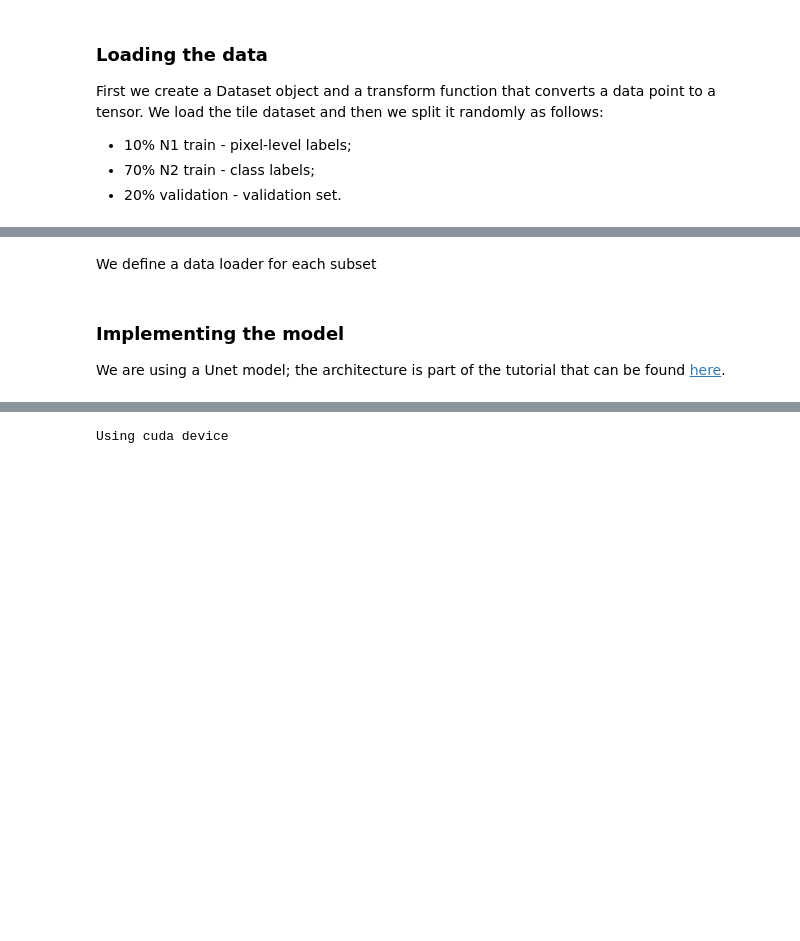
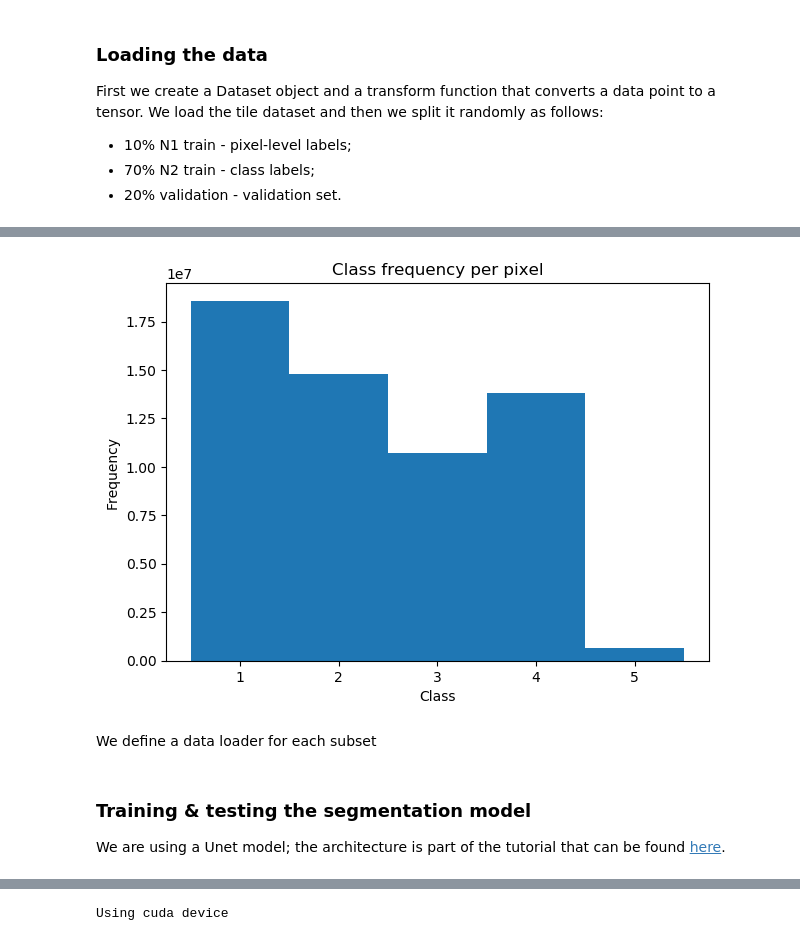
Before and after one commit to deliaedumitru/weakly-supervised-segmentation, a Jupyter notebook: training.ipynb, the cells around one changed output, grey strips where cells are left out. Drawn from its saved outputs; the diff is of its cells as text; code cells hidden in the pictures; blank space fills up the shorter version.

```diff
--- a/training.ipynb
+++ b/training.ipynb
@@ -90,0 +134,23 @@ Validation size: 2928/14636.
+# %%
+from utils import color_key
+
+color_key = np.asarray(color_key) / 255.
+class_freq_per_pixel = np.zeros(5)
+
+simple_ds = VaihingenDataset(TILE_PATH, TILE_GT_PATH, LABELS_FILE, strong_idx, weak_idx)
+
+for i in strong_idx:
+    data_point = simple_ds[i]['ground_truth']
+    for j in range(len(color_key)):
+        class_freq_per_pixel[j] += np.count_nonzero((data_point == color_key[j]).all(2))
+# %%
+plt.rcParams.update({'figure.figsize':(7,5), 'figure.dpi':100})
+
+plt.bar(list(range(1,6)), class_freq_per_pixel, 1)
+
+plt.title('Class frequency per pixel')
+plt.xlabel('Class')
+plt.ylabel('Frequency')
+plt.show()
+# %% [output]
+[figure, added]
@@ -99,4 +169,4 @@ n_valid_dataloader = DataLoader(n_valid, batch_size=BATCH_SIZE)
 # %% [markdown]
-### Implementing the model
+### Training & testing the segmentation model
 
 We are using a Unet model; the architecture is part of the tutorial that can be found [here](https://www.youtube.com/watch?v=IHq1t7NxS8k).
```
Also changed, not shown: parts of 18 cells of this notebook.
